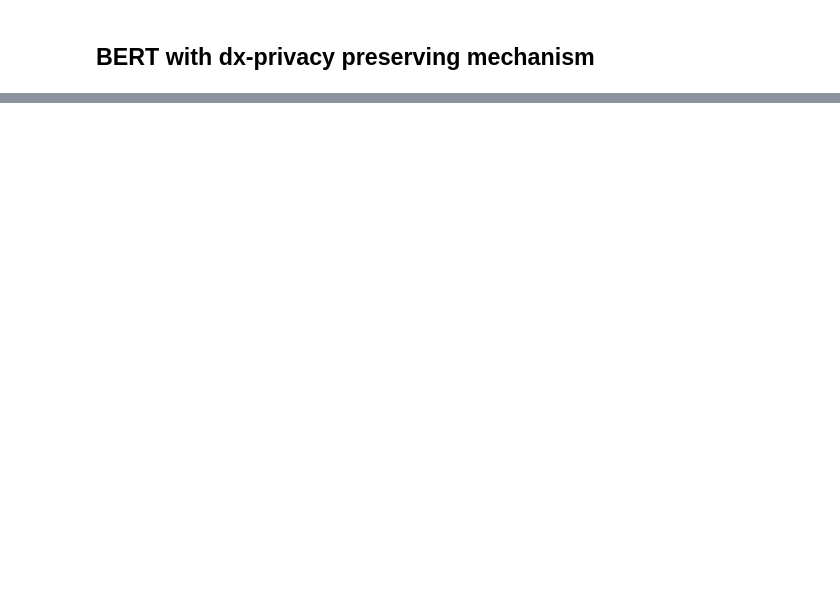
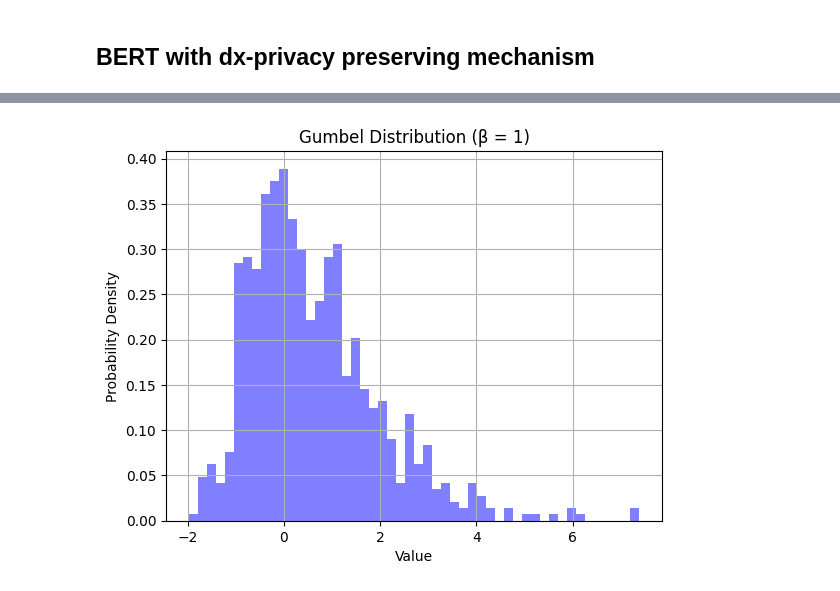
Before and after one commit to guntsvzz/Differential-Privacy, a Jupyter notebook: PrivateEmbedding/dx-privacy.ipynb, the cells around one changed output, grey strips where cells are left out. Cells and saved outputs as stored; diff of their text form; code cells hidden in the pictures; blank space fills up the shorter version.

```diff
--- a/PrivateEmbedding/dx-privacy.ipynb
+++ b/PrivateEmbedding/dx-privacy.ipynb
@@ -181,0 +224,23 @@ plt.show()
+# %%
+import matplotlib.pyplot as plt
+import numpy as np
+from torch.distributions.gumbel import Gumbel
+import torch
+
+# Set β to your desired value
+b = 1
+gumbel_dist = Gumbel(0, b)
+num_samples = 768
+
+# Generate Gumbel samples as a NumPy array
+gumbel_samples = gumbel_dist.sample((1, num_samples)).numpy()
+
+# Plot a histogram of the samples
+plt.hist(gumbel_samples.flatten(), bins=50, density=True, alpha=0.5, color='b')
+plt.title(f'Gumbel Distribution (β = {b})')
+plt.xlabel('Value')
+plt.ylabel('Probability Density')
+plt.grid(True)
+plt.show()
+# %% [output]
+[figure, added]
```
Also changed, not shown: parts of 16 cells of this notebook.
